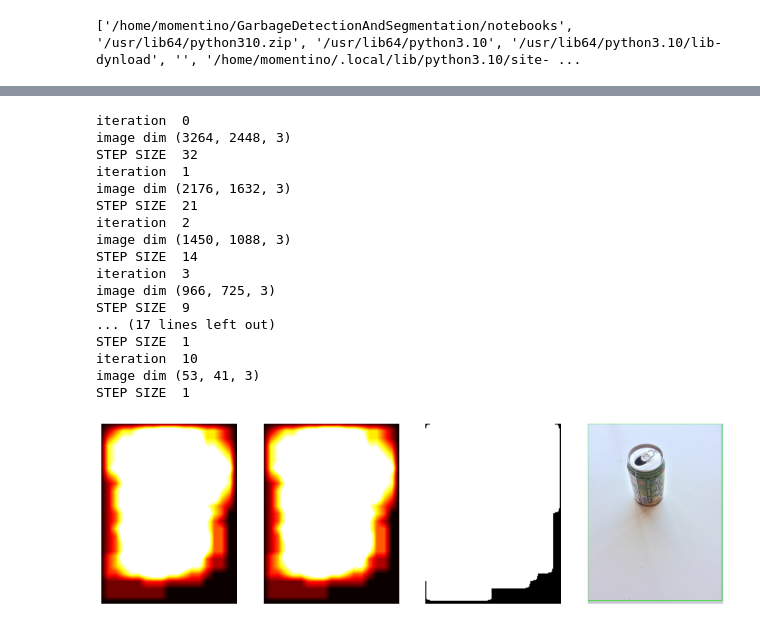
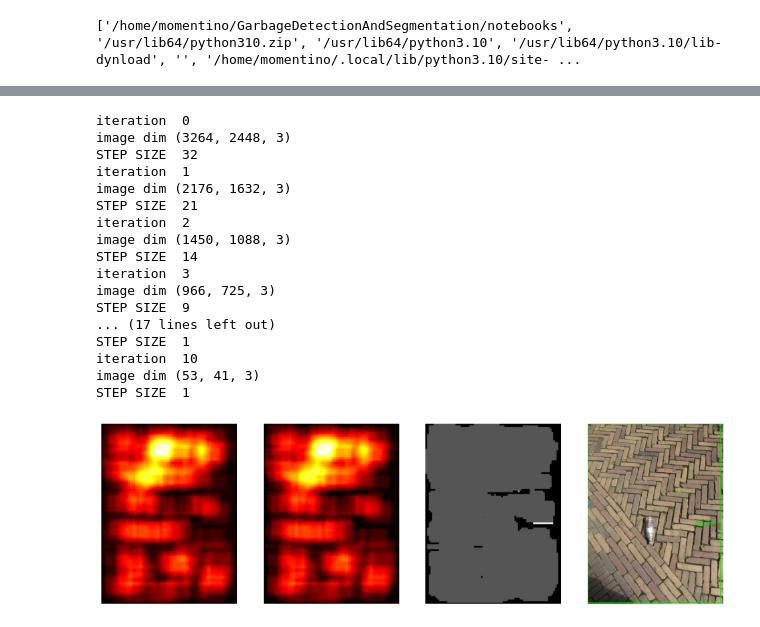
Before and after one commit to momentino/GarbageDetectionAndSegmentation, a Jupyter notebook: notebooks/heatmap.ipynb, the cells around one changed output, grey strips where cells are left out. Cells and saved outputs as stored; diff of their text form; code cells hidden in the pictures.

```diff
--- a/notebooks/heatmap.ipynb
+++ b/notebooks/heatmap.ipynb
@@ -76,27 +76,27 @@ STEP SIZE  1
 # %%
-src = FeatureSourcer(sourcer_params, iio.imread("/home/momentino/TACO/data/batch_3/IMG_4868.JPG"))
+src = FeatureSourcer(sourcer_params, iio.imread("/home/momentino/TACO/data/batch_8/000011.jpg"))
 slider = Slider(sourcer = src, classifier = cls, increment = 32)
 
-img2 = iio.imread("/home/momentino/TACO/data/batch_3/IMG_4868.JPG")
+img2 = iio.imread("/home/momentino/TACO/data/batch_8/000011.jpg")
 
 heatmap = HeatMap(frame = img2, thresh = 6, memory = 4)
 heatmap_test(img2, heatmap)
 # %% [output]
 iteration  0
 image dim (3264, 2448, 3)
 STEP SIZE  32
 iteration  1
 image dim (2176, 1632, 3)
 STEP SIZE  21
 iteration  2
 image dim (1450, 1088, 3)
 STEP SIZE  14
 iteration  3
 image dim (966, 725, 3)
 STEP SIZE  9
 ... (17 lines left out)
 STEP SIZE  1
 iteration  10
 image dim (53, 41, 3)
 STEP SIZE  1
-[figure, old version]
+[figure, new version]
```
Also changed, not shown: parts of 1 cell of this notebook, 10 other files.
